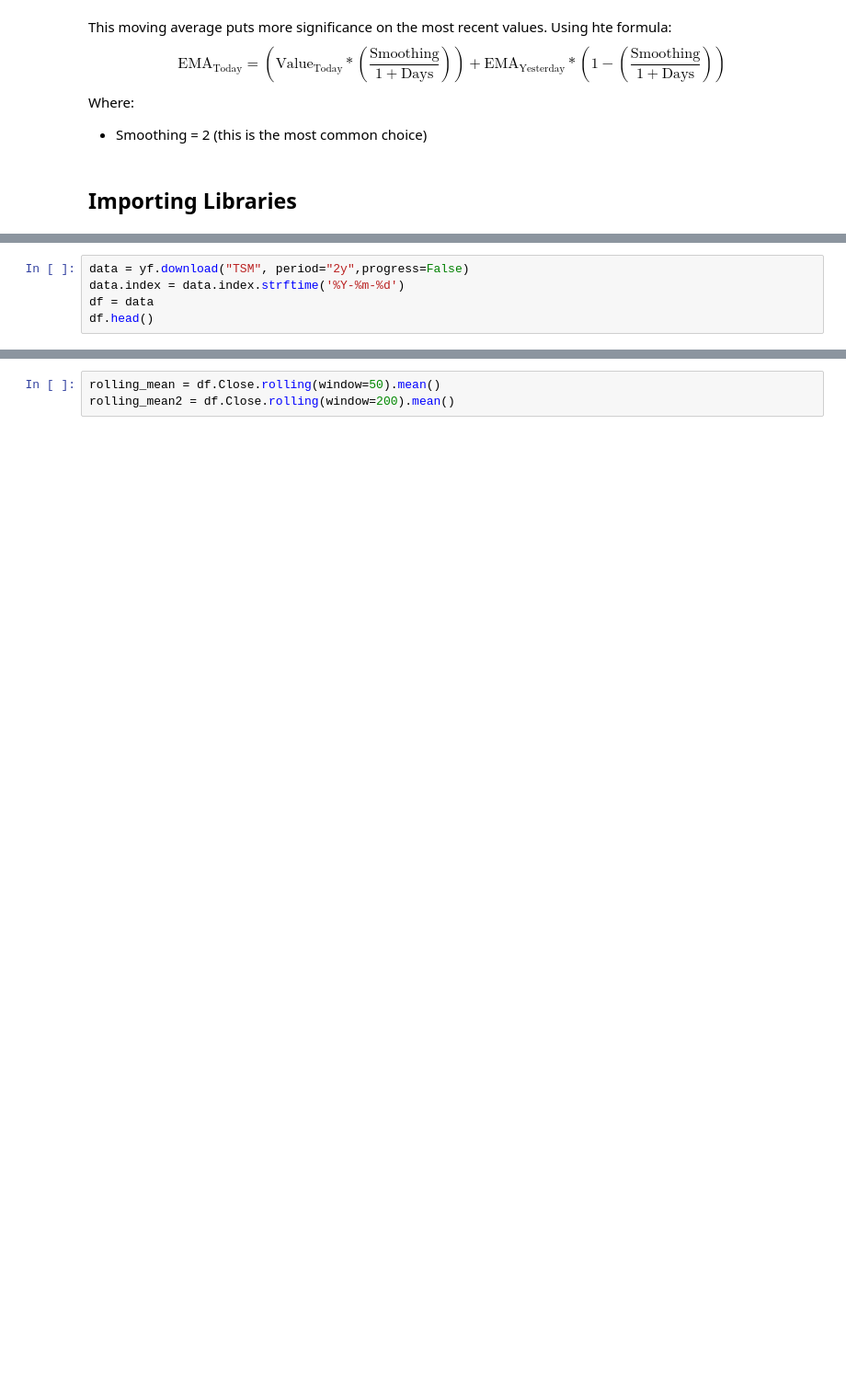
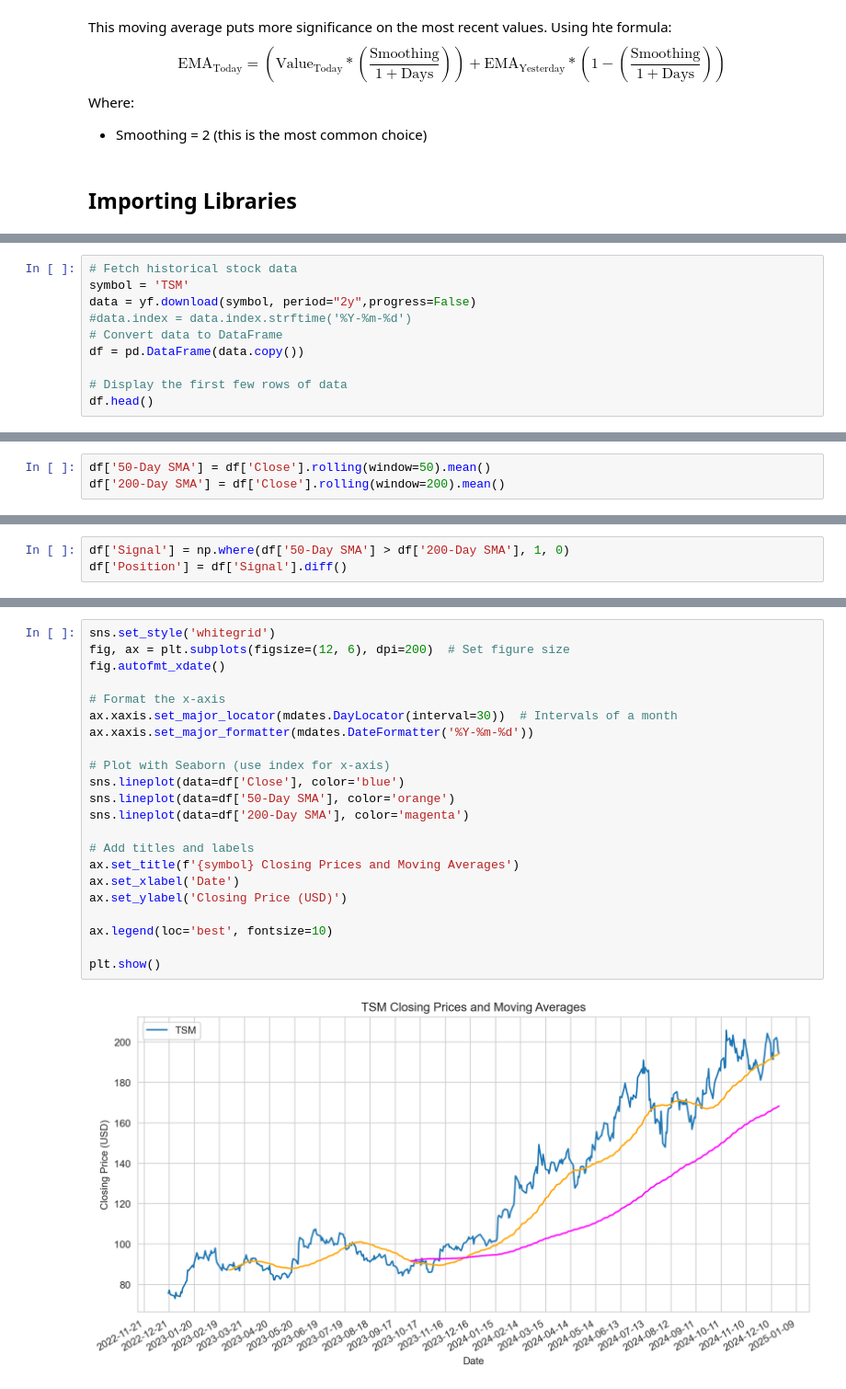
Before and after one commit to Ahkylez/Average-Crossover-Strategy, a Jupyter notebook: Moving-Average-Crossover-Strategy.ipynb, the cells around one changed output, grey strips where cells are left out. Shown at 92% size. Saved outputs shown, nothing was run; the diff lists cells and outputs as text; blank space fills up the shorter version.

Commit message:
Cleaned up SMA plot

```diff
--- a/Moving-Average-Crossover-Strategy.ipynb
+++ b/Moving-Average-Crossover-Strategy.ipynb
@@ -31,7 +33,12 @@ import matplotlib.pyplot as plt
 # %%
-data = yf.download("TSM", period="2y",progress=False)
-data.index = data.index.strftime('%Y-%m-%d')
-df = data
+# Fetch historical stock data
+symbol = 'TSM'
+data = yf.download(symbol, period="2y",progress=False)
+#data.index = data.index.strftime('%Y-%m-%d')
+# Convert data to DataFrame
+df = pd.DataFrame(data.copy())
+
+# Display the first few rows of data
 df.head()
 # %% [output]
 | Price | Adj Close | Close | High | Low | Open | Volume |
@@ -61,0 +56,3 @@ plt.show()
+# %%
+df['50-Day SMA'] = df['Close'].rolling(window=50).mean()
+df['200-Day SMA'] = df['Close'].rolling(window=200).mean()
@@ -62 +63,4 @@ plt.show()
+# %%
+df['Signal'] = np.where(df['50-Day SMA'] > df['200-Day SMA'], 1, 0)
+df['Position'] = df['Signal'].diff()
 # %% [markdown]
@@ -64,3 +68,24 @@ plt.show()
 # %%
-rolling_mean = df.Close.rolling(window=50).mean()
-rolling_mean2 = df.Close.rolling(window=200).mean()
+sns.set_style('whitegrid')
+fig, ax = plt.subplots(figsize=(12, 6), dpi=200)  # Set figure size
+fig.autofmt_xdate()
+
+# Format the x-axis
+ax.xaxis.set_major_locator(mdates.DayLocator(interval=30))  # Intervals of a month
+ax.xaxis.set_major_formatter(mdates.DateFormatter('%Y-%m-%d'))
+
+# Plot with Seaborn (use index for x-axis)
+sns.lineplot(data=df['Close'], color='blue')
+sns.lineplot(data=df['50-Day SMA'], color='orange')
+sns.lineplot(data=df['200-Day SMA'], color='magenta')
+
+# Add titles and labels
+ax.set_title(f'{symbol} Closing Prices and Moving Averages')
+ax.set_xlabel('Date')
+ax.set_ylabel('Closing Price (USD)')
+
+ax.legend(loc='best', fontsize=10)
+
+plt.show()
+# %% [output]
+[figure, added]
```
Also changed, not shown: parts of 18 cells of this notebook, 1 other file.
